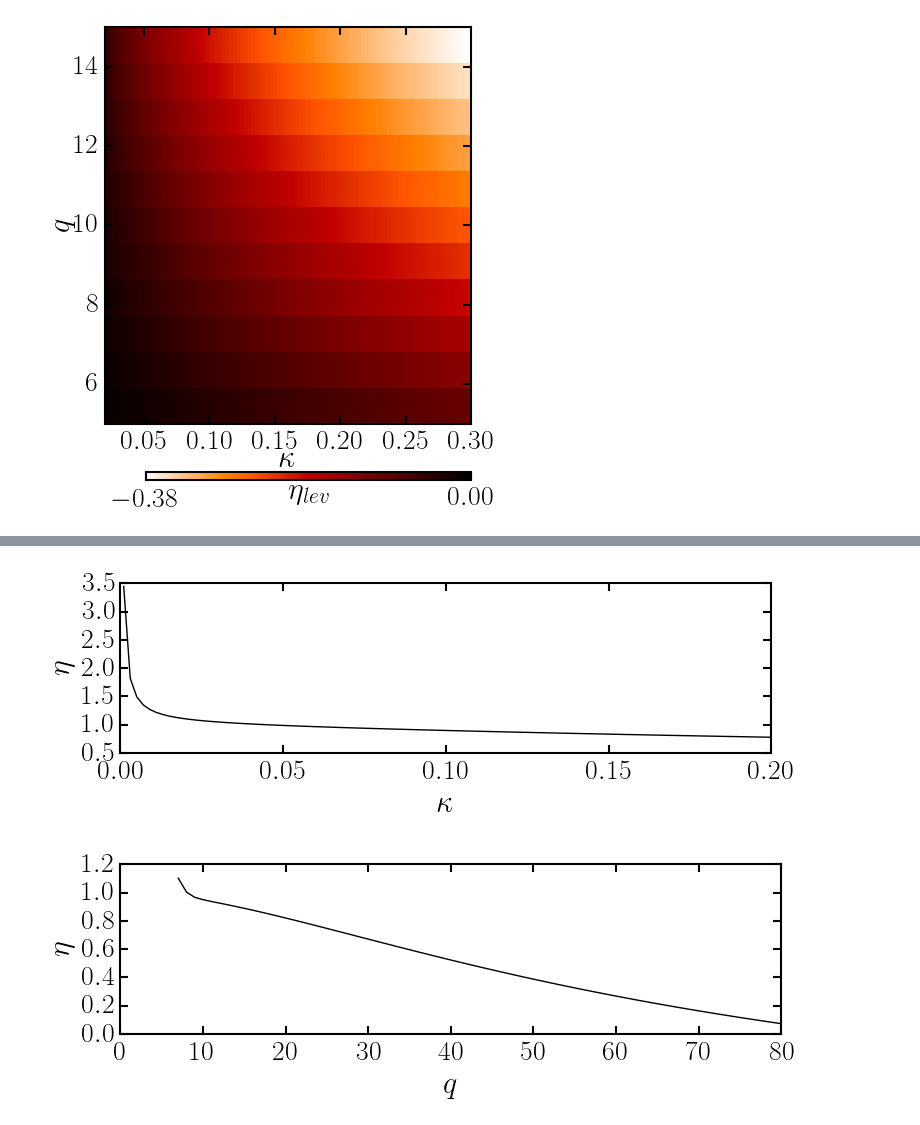
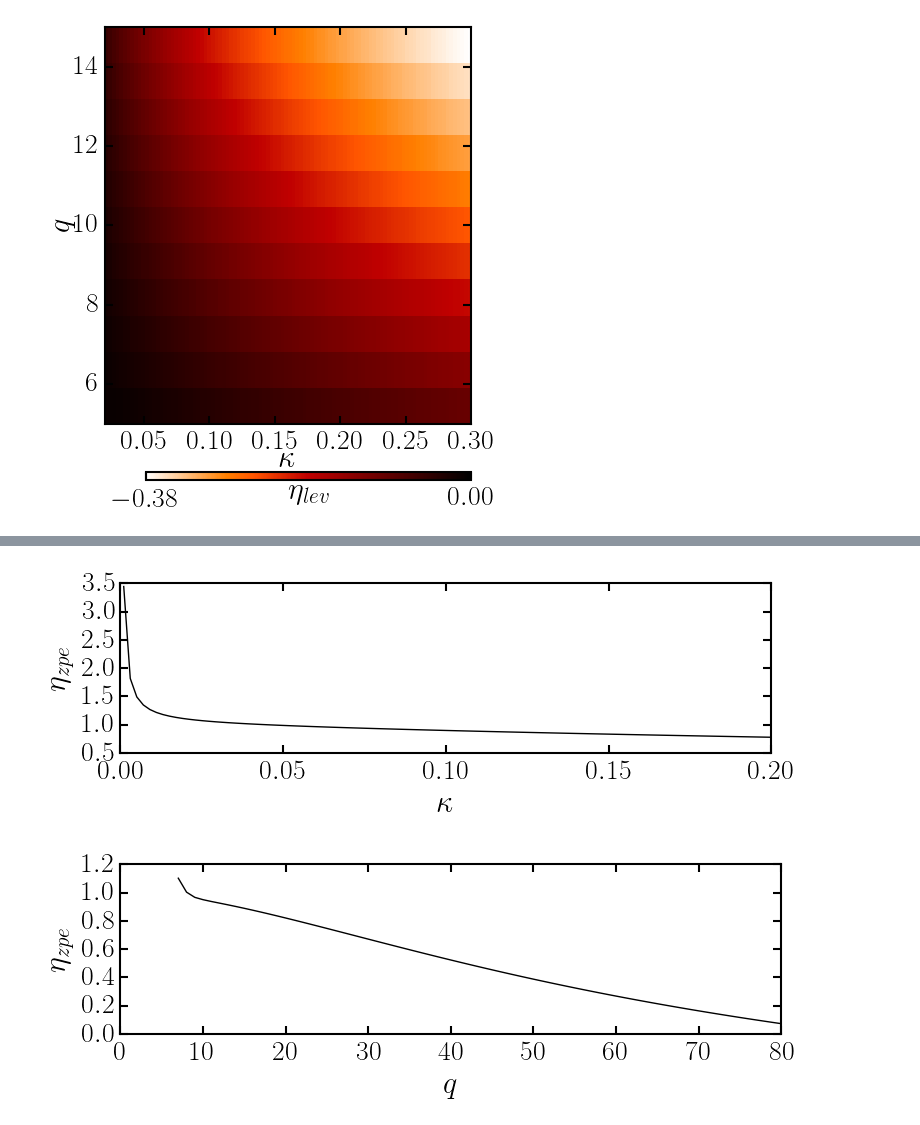
Before and after one commit to berceanu/topo-photon, a Jupyter notebook: anc/approximations.ipynb, the cells around one changed output, grey strips where cells are left out. Cells and saved outputs as stored; diff of their text form; code cells hidden in the pictures.

```diff
--- a/anc/approximations.ipynb
+++ b/anc/approximations.ipynb
@@ -263,12 +283,12 @@ HH.ηlev(7, 0.2)
 # %%
 f, ax = plt.subplots(figsize=(8, 3))
 ax[:plot](linspace(1e-3,0.2, 100), ηκ, "k")
 
 ax[:set_xlabel](L"$\kappa$")
-ax[:set_ylabel](L"$\eta$")
+ax[:set_ylabel](L"$\eta_{\text{zpe}}$")
 nothing
 # %% [output]
-[figure, old version]
+[figure, new version]
 # %%
 ηq = HH.ηzpe(7:80, 0.02);
 # %%
@@ -276,7 +296,7 @@ f, ax = plt.subplots(figsize=(8, 3))
 ax[:plot](7:80, ηq, "k")
 
 ax[:set_xlabel](L"$q$")
-ax[:set_ylabel](L"$\eta$")
+ax[:set_ylabel](L"$\eta_{\text{zpe}}$")
 nothing
 # %% [output]
-[figure, old version]
+[figure, new version]
```
Also changed, not shown: parts of 18 cells of this notebook, 2 other files.
